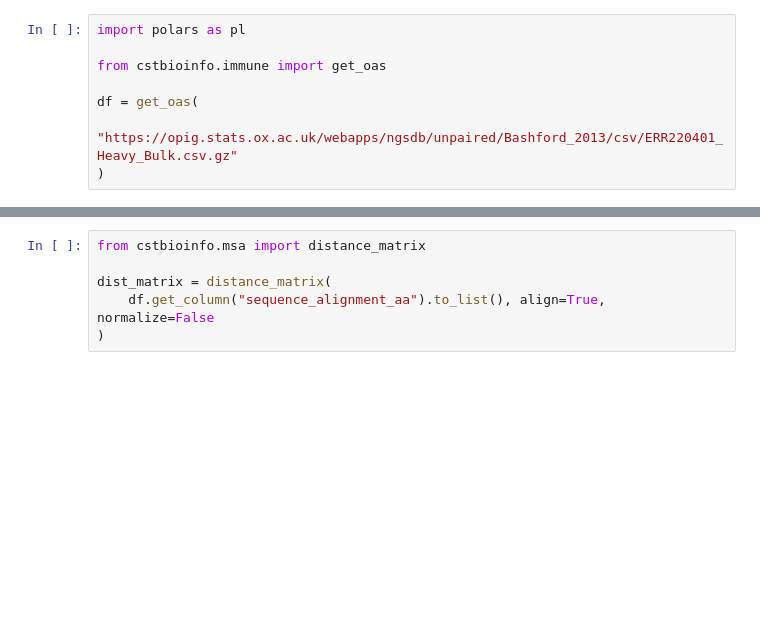
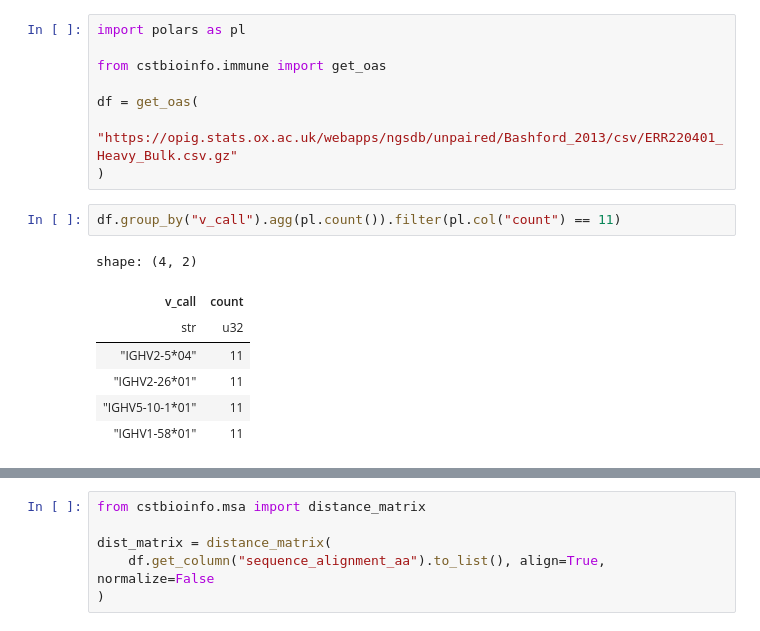
Before and after one commit to openpaul/customPythonBioinfotools, a Jupyter notebook: examples/MSA.ipynb, the cells around one changed output, grey strips where cells are left out. Drawn from its saved outputs; the diff is of its cells as text; blank space fills up the shorter version.

```diff
--- a/examples/MSA.ipynb
+++ b/examples/MSA.ipynb
@@ -6,4 +6,14 @@ from cstbioinfo.immune import get_oas
 df = get_oas(
     "https://opig.stats.ox.ac.uk/webapps/ngsdb/unpaired/Bashford_2013/csv/ERR220401_Heavy_Bulk.csv.gz"
 )
+# %%
+df.group_by("v_call").agg(pl.count()).filter(pl.col("count") == 11)
+# %% [output]
+shape: (4, 2)
+| v_call | count |
+| str | u32 |
+| "IGHV2-5*04" | 11 |
+| "IGHV2-26*01" | 11 |
+| "IGHV5-10-1*01" | 11 |
+| "IGHV1-58*01" | 11 |
 # %%
```
Also changed, not shown: parts of 5 cells of this notebook, 7 other files.
